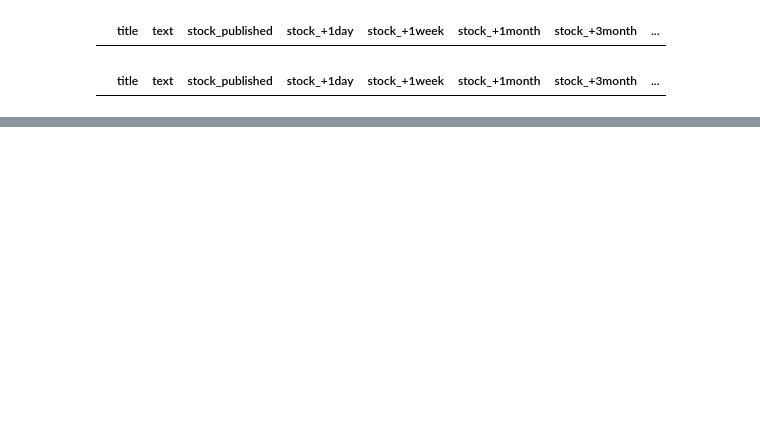
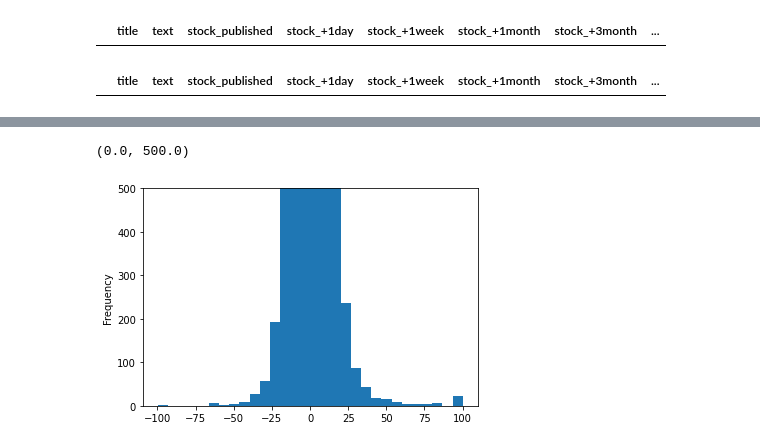
Before and after one commit to koniferous22/aitalents-investoid, a Jupyter notebook: training/Training - samuel.ipynb, the cells around one changed output, grey strips where cells are left out. Drawn from its saved outputs; the diff is of its cells as text; code cells hidden in the pictures; blank space fills up the shorter version.

```diff
--- a/training/Training - samuel.ipynb
+++ b/training/Training - samuel.ipynb
@@ -61,0 +120,7 @@ NameError: name 'build_train_df1' is not defined
+# %%
+fig,ax = plt.subplots()
+train_df1['change_+1week'].plot.hist(ax=ax, bins=30)
+ax.set_ylim([0,500])
+# %% [output]
+(0.0, 500.0)
+[figure, added]
```
Also changed, not shown: parts of 8 cells of this notebook.
